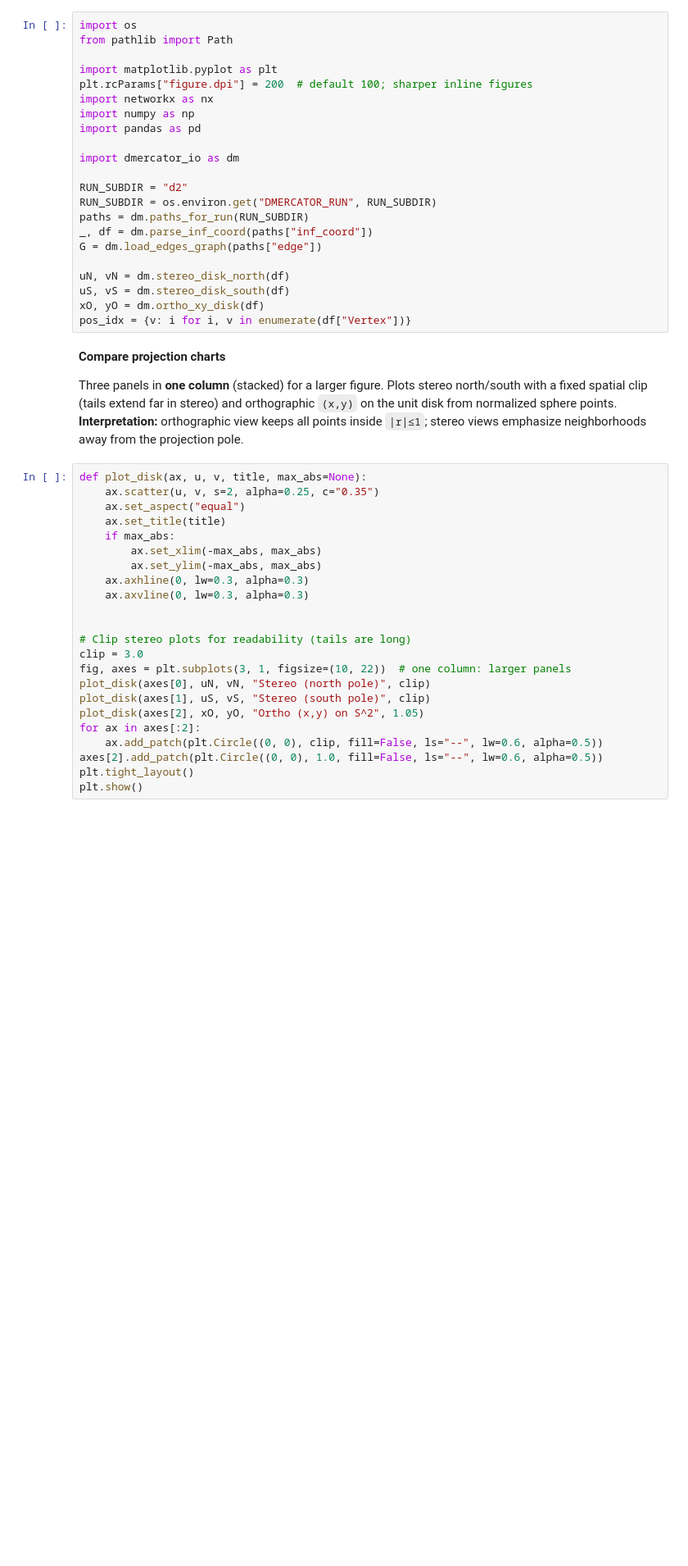
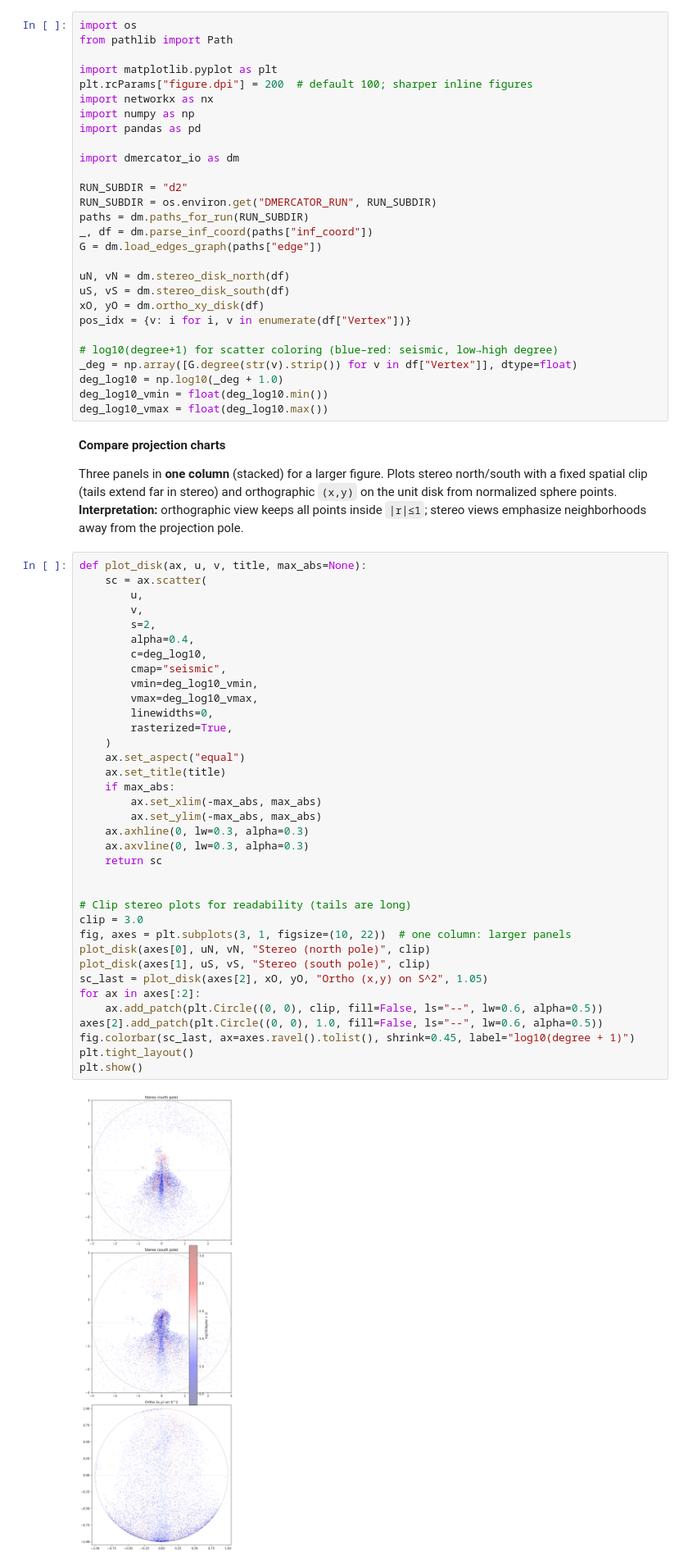
Before and after one commit to phfr/discterry, a Jupyter notebook: notebooks/dmercator/02_disk_views.ipynb, the cells around one changed output. Shown at 82% size. Drawn from its saved outputs; the diff is of its cells as text; blank space fills up the shorter version.

```diff
--- a/notebooks/dmercator/02_disk_views.ipynb
+++ b/notebooks/dmercator/02_disk_views.ipynb
@@ -28,33 +28,54 @@ uN, vN = dm.stereo_disk_north(df)
 uS, vS = dm.stereo_disk_south(df)
 xO, yO = dm.ortho_xy_disk(df)
 pos_idx = {v: i for i, v in enumerate(df["Vertex"])}
+
+# log10(degree+1) for scatter coloring (blue–red: seismic, low→high degree)
+_deg = np.array([G.degree(str(v).strip()) for v in df["Vertex"]], dtype=float)
+deg_log10 = np.log10(_deg + 1.0)
+deg_log10_vmin = float(deg_log10.min())
+deg_log10_vmax = float(deg_log10.max())
 # %% [markdown]
 **Compare projection charts**
 
 Three panels in **one column** (stacked) for a larger figure. Plots stereo north/south with a fixed spatial clip (tails extend far in stereo) and orthographic `(x,y)` on the unit disk from normalized sphere points. **Interpretation:** orthographic view keeps all points inside `|r|≤1`; stereo views emphasize neighborhoods away from the projection pole.
 # %%
 def plot_disk(ax, u, v, title, max_abs=None):
-    ax.scatter(u, v, s=2, alpha=0.25, c="0.35")
+    sc = ax.scatter(
+        u,
+        v,
+        s=2,
+        alpha=0.4,
+        c=deg_log10,
+        cmap="seismic",
+        vmin=deg_log10_vmin,
+        vmax=deg_log10_vmax,
+        linewidths=0,
+        rasterized=True,
+    )
     ax.set_aspect("equal")
     ax.set_title(title)
     if max_abs:
         ax.set_xlim(-max_abs, max_abs)
         ax.set_ylim(-max_abs, max_abs)
     ax.axhline(0, lw=0.3, alpha=0.3)
     ax.axvline(0, lw=0.3, alpha=0.3)
+    return sc
 
 
 # Clip stereo plots for readability (tails are long)
 clip = 3.0
 fig, axes = plt.subplots(3, 1, figsize=(10, 22))  # one column: larger panels
 plot_disk(axes[0], uN, vN, "Stereo (north pole)", clip)
 plot_disk(axes[1], uS, vS, "Stereo (south pole)", clip)
-plot_disk(axes[2], xO, yO, "Ortho (x,y) on S^2", 1.05)
+sc_last = plot_disk(axes[2], xO, yO, "Ortho (x,y) on S^2", 1.05)
 for ax in axes[:2]:
     ax.add_patch(plt.Circle((0, 0), clip, fill=False, ls="--", lw=0.6, alpha=0.5))
 axes[2].add_patch(plt.Circle((0, 0), 1.0, fill=False, ls="--", lw=0.6, alpha=0.5))
+fig.colorbar(sc_last, ax=axes.ravel().tolist(), shrink=0.45, label="log10(degree + 1)")
 plt.tight_layout()
 plt.show()
+# %% [output]
+[figure, added]
 # %% [markdown]
 **Interactive stereo clip (ipywidgets + matplotlib)**
 
```
Also changed, not shown: parts of 6 cells of this notebook, 43 other files.
